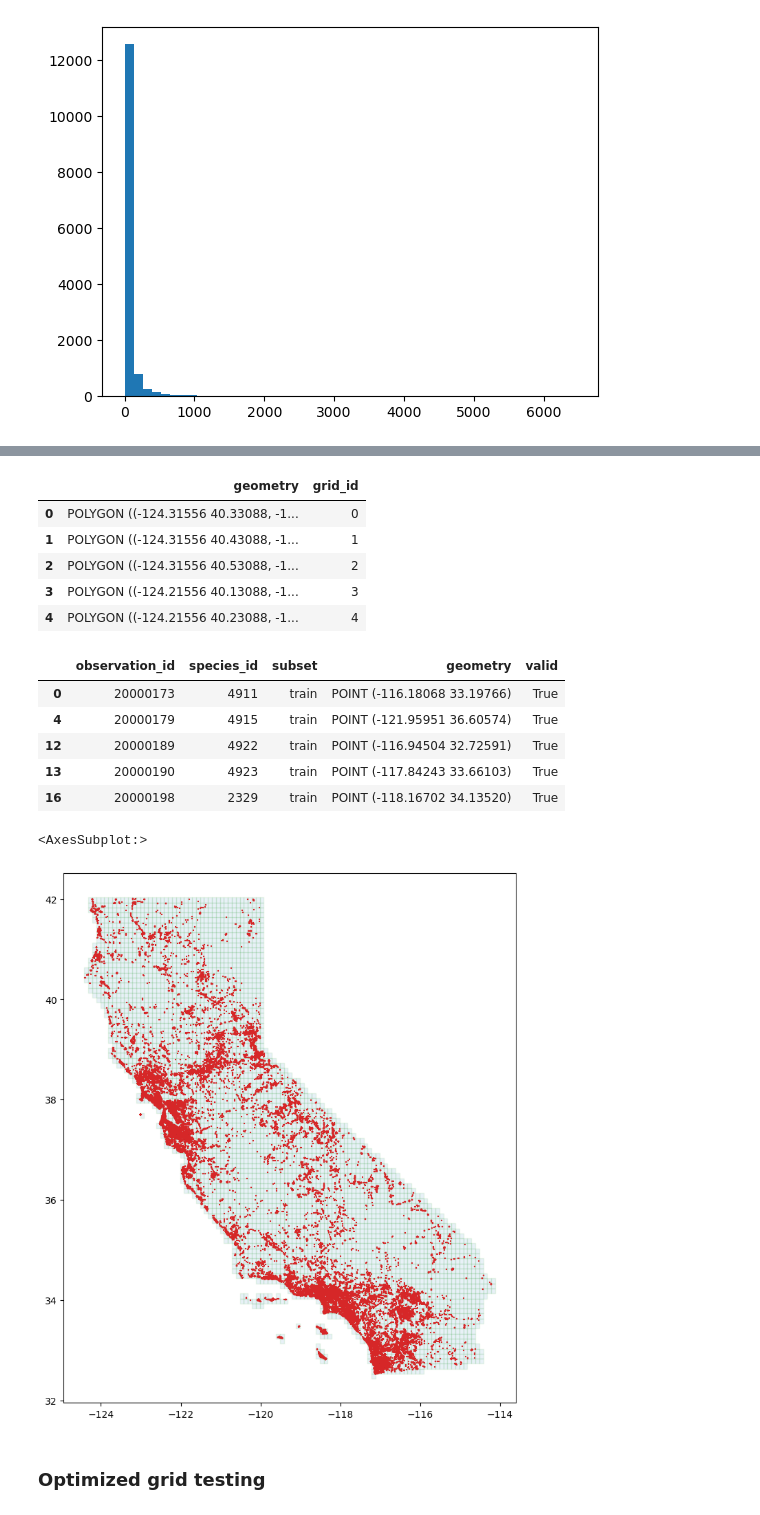
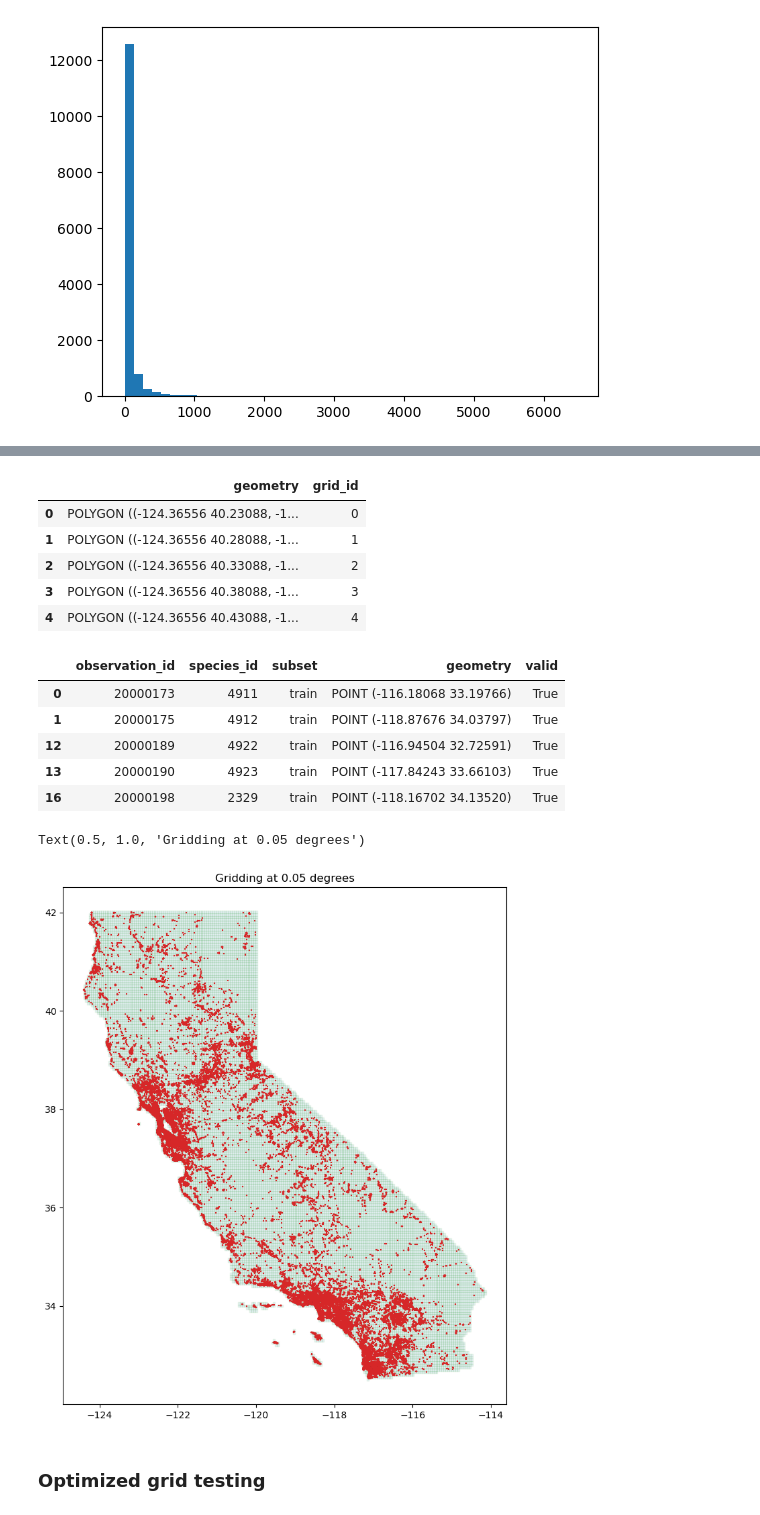
Before and after one commit to ando-shah/sdm-geolifeCLEF, a Jupyter notebook: preprocessing/kde_ca.ipynb, the cells around one changed output, grey strips where cells are left out. Drawn from its saved outputs; the diff is of its cells as text; code cells hidden in the pictures.

```diff
--- a/preprocessing/kde_ca.ipynb
+++ b/preprocessing/kde_ca.ipynb
@@ -129,5 +126,5 @@ https://pccompute.westeurope.cloudapp.azure.com/compute/services/dask-gateway/cl
 # %%
-grid_res = 0.1
+grid_res = 0.05
 obs_ca = Observations(train_gdf, ca_map, grid_res_deg=grid_res)
 # %% [output]
 Number of classes in entire dataset:  14124
@@ -160,27 +139,28 @@ Number of classes in AOI dataset:  5013
 obs_ca.grid_gd.head()
 # %% [output]
 |  | geometry | grid_id |
-| 0 | POLYGON ((-124.31556 40.33088, -1... | 0 |
-| 1 | POLYGON ((-124.31556 40.43088, -1... | 1 |
-| 2 | POLYGON ((-124.31556 40.53088, -1... | 2 |
-| 3 | POLYGON ((-124.21556 40.13088, -1... | 3 |
-| 4 | POLYGON ((-124.21556 40.23088, -1... | 4 |
+| 0 | POLYGON ((-124.36556 40.23088, -1... | 0 |
+| 1 | POLYGON ((-124.36556 40.28088, -1... | 1 |
+| 2 | POLYGON ((-124.36556 40.33088, -1... | 2 |
+| 3 | POLYGON ((-124.36556 40.38088, -1... | 3 |
+| 4 | POLYGON ((-124.36556 40.43088, -1... | 4 |
 # %%
 obs_ca.gdf_obs.head()
 # %% [output]
 |  | observation_id | species_id | subset | geometry | valid |
 | 0 | 20000173 | 4911 | train | POINT (-116.18068 33.19766) | True |
-| 4 | 20000179 | 4915 | train | POINT (-121.95951 36.60574) | True |
+| 1 | 20000175 | 4912 | train | POINT (-118.87676 34.03797) | True |
 | 12 | 20000189 | 4922 | train | POINT (-116.94504 32.72591) | True |
 | 13 | 20000190 | 4923 | train | POINT (-117.84243 33.66103) | True |
 | 16 | 20000198 | 2329 | train | POINT (-118.16702 34.13520) | True |
 # %%
 fig, ax = plt.subplots(figsize=(10,10))
 obs_ca.grid_gd.plot(ax=ax, edgecolor = 'tab:green', alpha=0.1)
 obs_ca.gdf_obs.plot(ax=ax, marker='+', markersize=1, color='tab:red')
+ax.set_title('Gridding at {:} degrees'.format(grid_res))
 # %% [output]
-<AxesSubplot:>
+Text(0.5, 1.0, 'Gridding at 0.05 degrees')
-[figure, old version]
+[figure, new version]
 # %%
 del train_gdf
 # %% [markdown]
```
Also changed, not shown: parts of 20 cells of this notebook, 1 other file.
